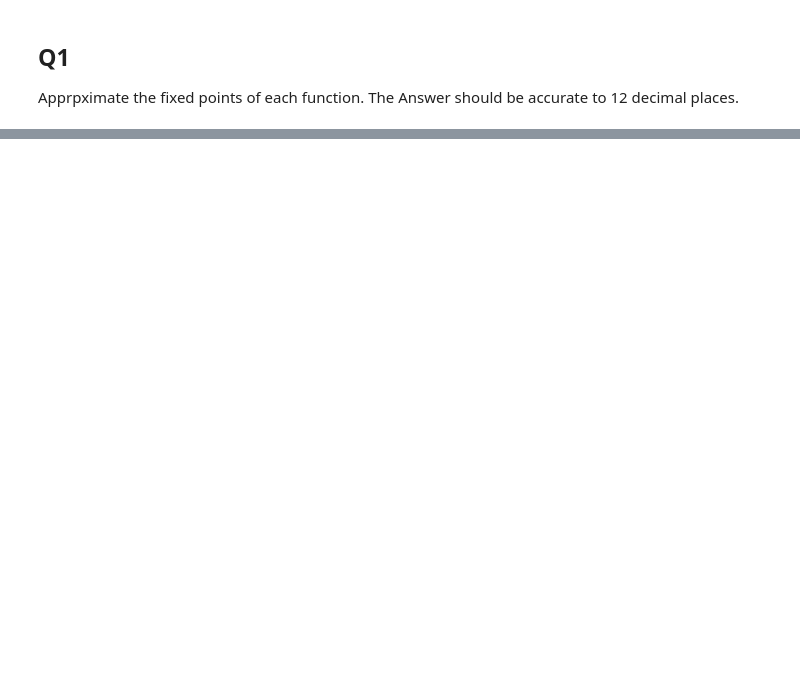
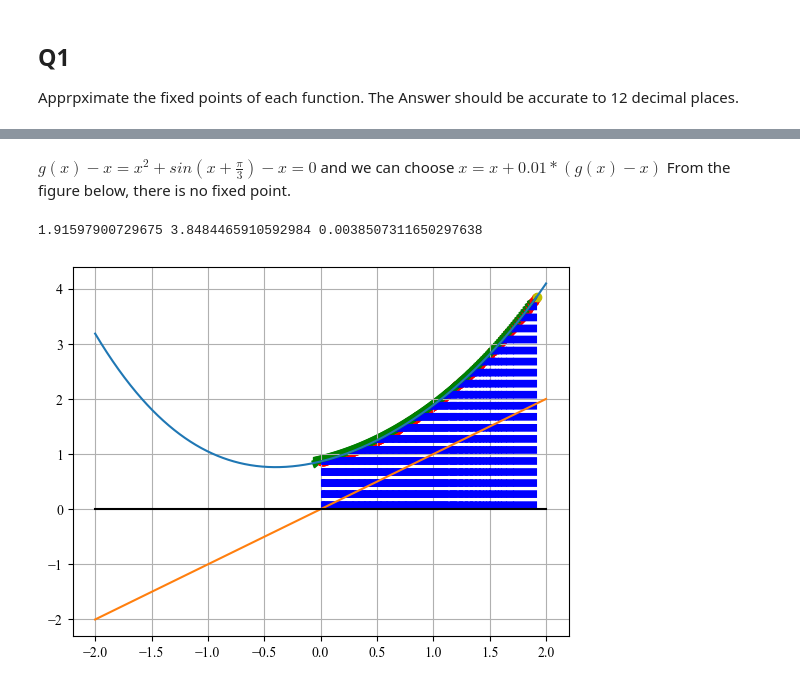
Before and after one commit to Seas00n/Advanced-Numerous-Method-2023, a Jupyter notebook: Assignment3/assignment3.ipynb, the cells around one changed output, grey strips where cells are left out. Cells and saved outputs as stored; diff of their text form; code cells hidden in the pictures; blank space fills up the shorter version.

```diff
--- a/Assignment3/assignment3.ipynb
+++ b/Assignment3/assignment3.ipynb
@@ -54,0 +78,11 @@ print(p,fp,error)
+# %% [markdown]
+$g(x)-x = x^2+sin(x+\frac{\pi}{3})-x = 0$ and we can choose $x = x+0.01*(g(x)-x)$
+From the figure below, there is no fixed point.
+# %%
+def fun4(x_):
+    return x_**2+np.sin(x_+np.pi/3)
+p,fp,error = fixed_point_root_finding(fun=fun4,x0=0,x_start=-2,x_end=2,lamda=0.002)
+print(p,fp,error)
+# %% [output]
+1.91597900729675 3.8484465910592984 0.0038507311650297638
+[figure, added]
```
Also changed, not shown: parts of 19 cells of this notebook, 3 other files.
